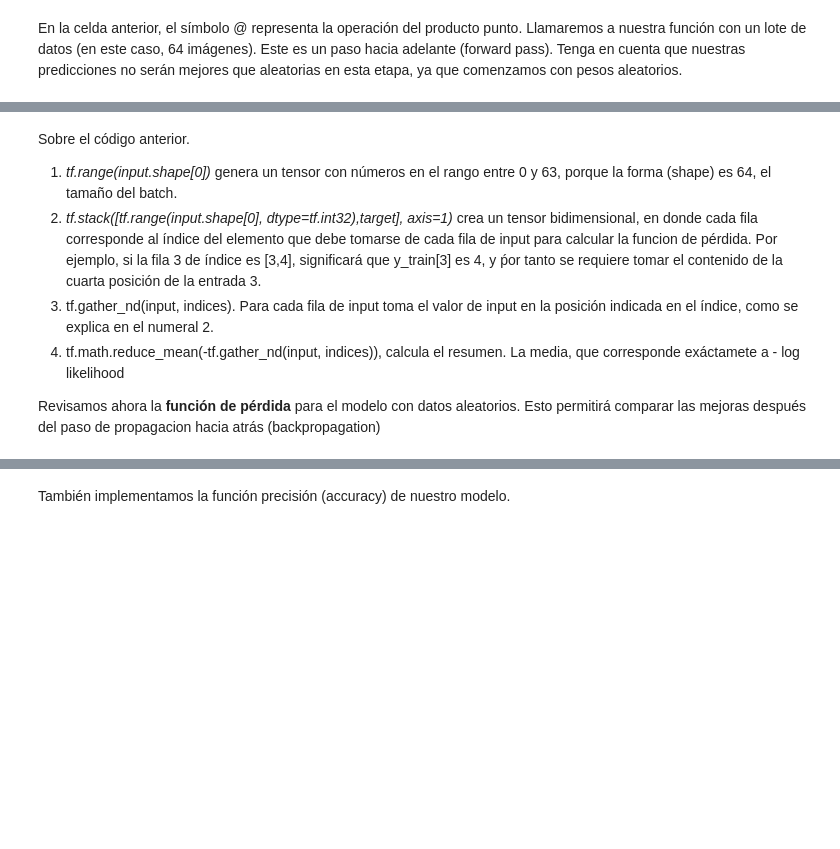
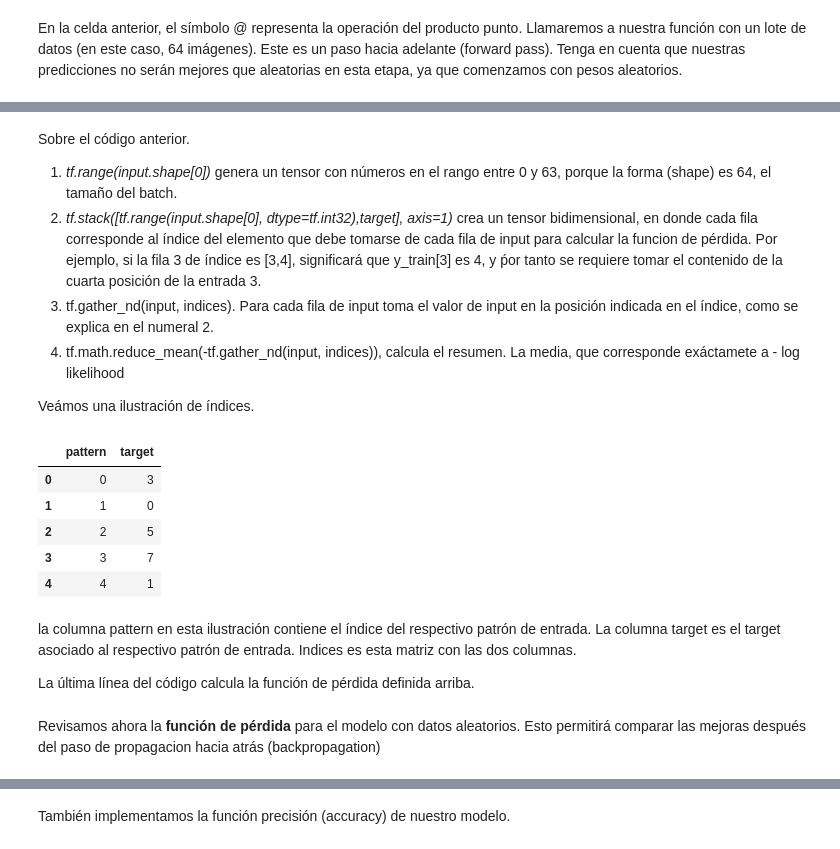
Before and after one commit to AprendizajeProfundo/Ciencia-de-Datos, a Jupyter notebook: Cuadernos/RNA_desde_cero_intro_keras.ipynb, the cells around one changed output, grey strips where cells are left out. Saved outputs shown, nothing was run; the diff lists cells and outputs as text; code cells hidden in the pictures; blank space fills up the shorter version.

```diff
--- a/Cuadernos/RNA_desde_cero_intro_keras.ipynb
+++ b/Cuadernos/RNA_desde_cero_intro_keras.ipynb
@@ -227,7 +291,27 @@ Sobre el código anterior.
 3. tf.gather_nd(input, indices). Para cada fila de input toma el valor de input en la posición indicada en el índice, como se explica en el numeral 2.
 4. tf.math.reduce_mean(-tf.gather_nd(input, indices)), calcula el resumen. La media, que corresponde exáctamete a - log likelihood
 
-Revisamos ahora la **función de pérdida** para el modelo con datos aleatorios. Esto permitirá comparar las mejoras después del paso de propagacion hacia atrás  (backpropagation)
+Veámos una ilustración de índices.
+# %%
+# ejemplo del tensor indices
+import pandas as pd
+pattern = {'0': 0, '1': 1, '2':2, '3':3, '4':4}
+target = {'0': 3, '1': 0, '2':5, '3':7, '4':1}
+indices = pd.DataFrame({'pattern': pattern, 'target':target})
+indices
+# %% [output]
+|  | pattern | target |
+| 0 | 0 | 3 |
+| 1 | 1 | 0 |
+| 2 | 2 | 5 |
+| 3 | 3 | 7 |
+| 4 | 4 | 1 |
+# %% [markdown]
+la columna pattern en esta ilustración contiene el índice del respectivo patrón de entrada. La columna target es el target asociado al respectivo patrón de entrada. Indices es esta matriz con las dos columnas.
+
+La última línea del código calcula la función de pérdida definida arriba.
+# %% [markdown]
+Revisamos ahora la **función de pérdida** para el modelo con datos aleatorios. Esto permitirá comparar las mejoras después del paso de propagacion hacia atrás  (backpropagation)
 # %%
 yb = y_train[0:bs]
 print(loss_func(preds,yb))
```
Also changed, not shown: parts of 12 cells of this notebook.
